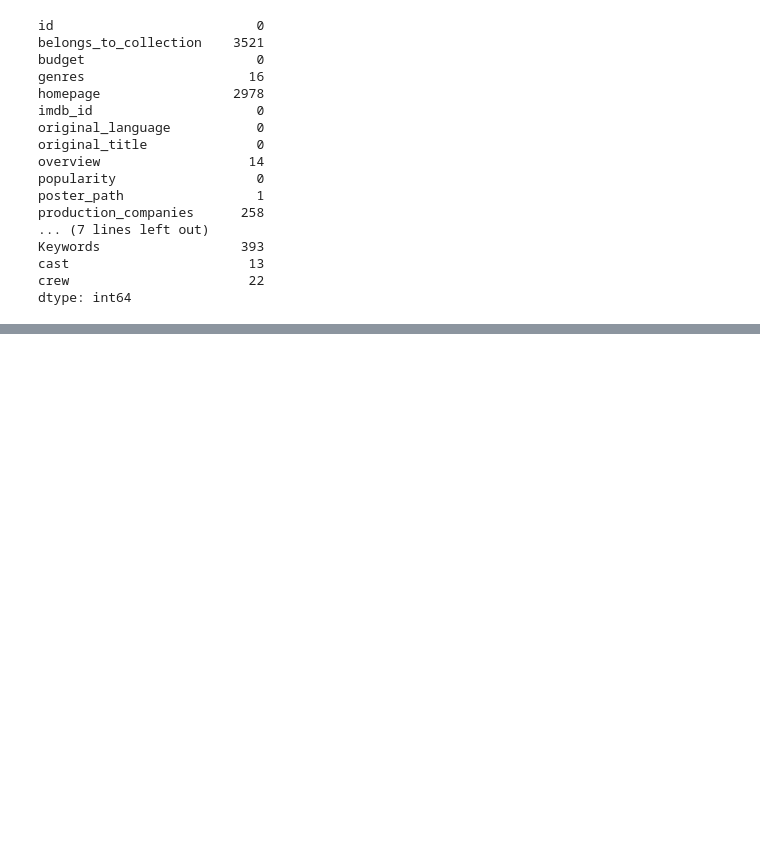
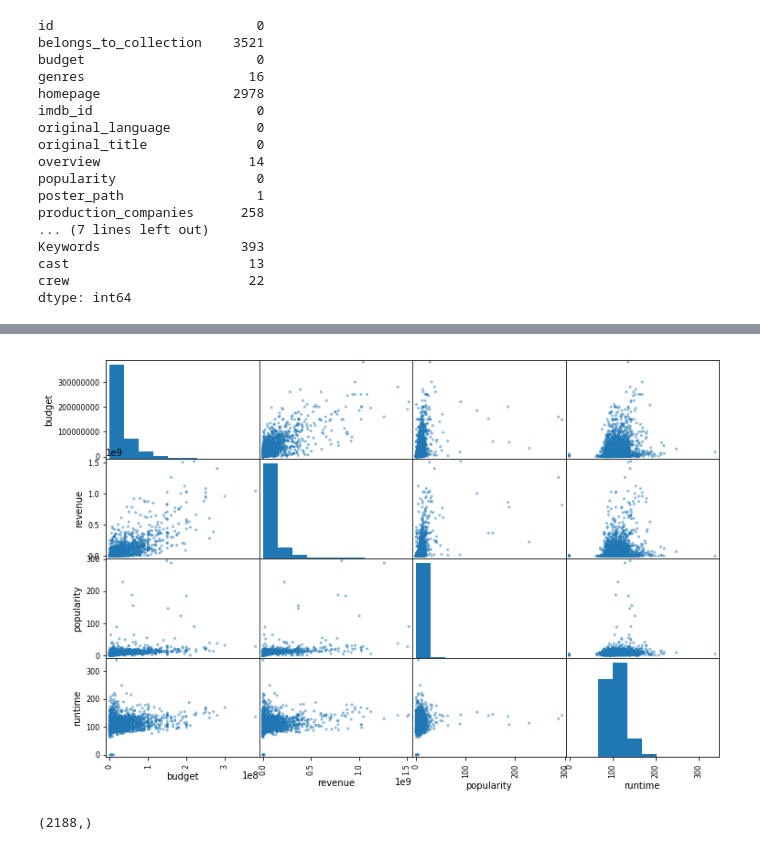
Before and after one commit to qiaozhi9092/tmdb_box_office_prediction, a Jupyter notebook: tmdb.ipynb, the cells around one changed output, grey strips where cells are left out. Cells and saved outputs as stored; diff of their text form; code cells hidden in the pictures; blank space fills up the shorter version.

```diff
--- a/tmdb.ipynb
+++ b/tmdb.ipynb
@@ -147,0 +295,17 @@ dtype: int64
+# %%
+#add log budget to features
+train['log_budget'] = np.log1p(train['budget'])
+test['log_budget'] = np.log1p(test['budget'])
+# %%
+#popularity, runtime and revenue all seems to be correlated with budget
+#let's check out relationship between then without all the 0 budget
+train_budgetNotZero = train[train['budget'] != 0]
+num_attributes = ['budget', 'revenue', 'popularity', 'runtime']
+scatter_matrix(train_budgetNotZero[num_attributes], figsize=(12,8))
+plt.show()
+# %% [output]
+[figure, added]
+# %%
+train_budgetNotZero['title'].shape
+# %% [output]
+(2188,)
```
Also changed, not shown: parts of 16 cells of this notebook.
